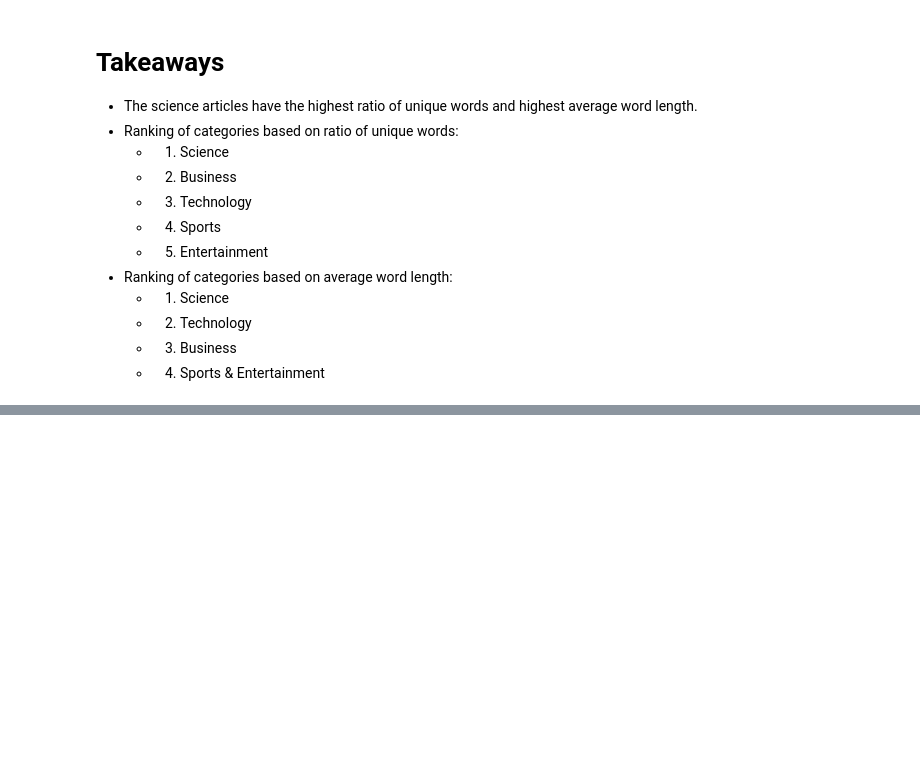
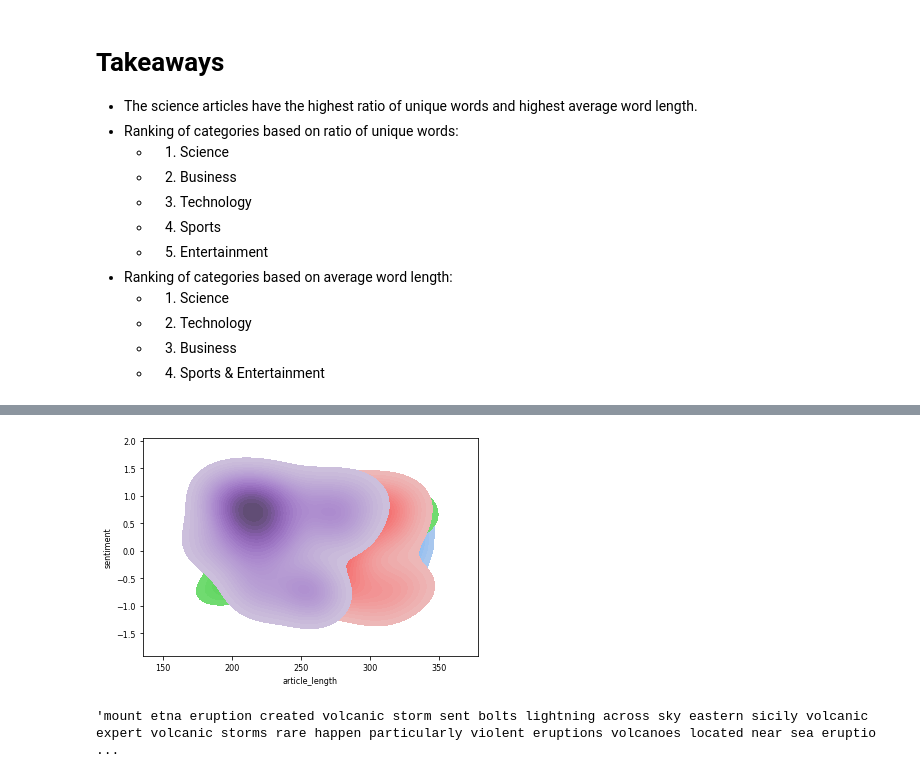
Before and after one commit to brentschriver/natural-language-processing-exercises, a Jupyter notebook: explore.ipynb, the cells around one changed output, grey strips where cells are left out. Saved outputs shown, nothing was run; the diff lists cells and outputs as text; code cells hidden in the pictures; blank space fills up the shorter version.

```diff
--- a/explore.ipynb
+++ b/explore.ipynb
@@ -894,0 +959,13 @@ The ratio of unique words:  0.6674233825198638
+# %%
+# Bivariate KDE plot for message_length vs sentiment score
+sns.kdeplot(news_df[news_df.category == 'science'].article_length,news_df[news_df.category == 'science'].sentiment, levels = 30, shade = True )
+sns.kdeplot(news_df[news_df.category == 'business'].article_length,news_df[news_df.category == 'business'].sentiment, levels = 30, shade = True )
+sns.kdeplot(news_df[news_df.category == 'sports'].article_length,news_df[news_df.category == 'sports'].sentiment, levels = 30, shade = True )
+sns.kdeplot(news_df[news_df.category == 'technology'].article_length,news_df[news_df.category == 'technology'].sentiment, levels = 30, shade = True )
+sns.kdeplot(news_df[news_df.category == 'entertainment'].article_length,news_df[news_df.category == 'entertainment'].sentiment, levels = 30, shade = True );
+# %% [output]
+[figure, added]
+# %%
+science_words
+# %% [output]
+'mount etna eruption created volcanic storm sent bolts lightning across sky eastern sicily volcanic expert volcanic storms rare happen particularly violent eruptions volcanoes located near sea eruptio ...
```
Also changed, not shown: parts of 83 cells of this notebook, 2 other files.
